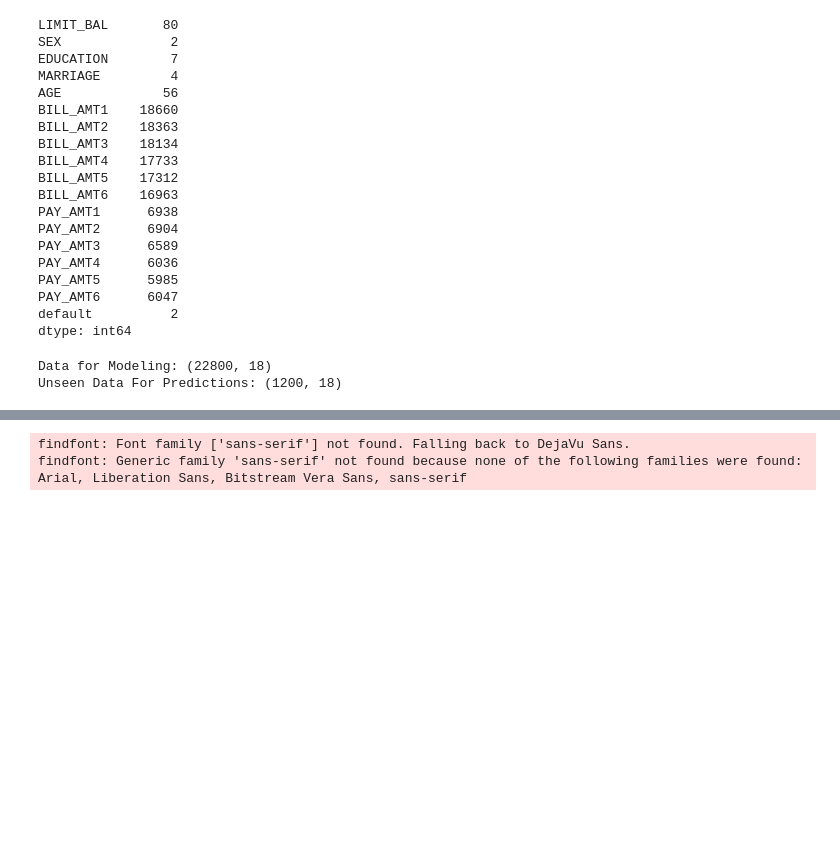
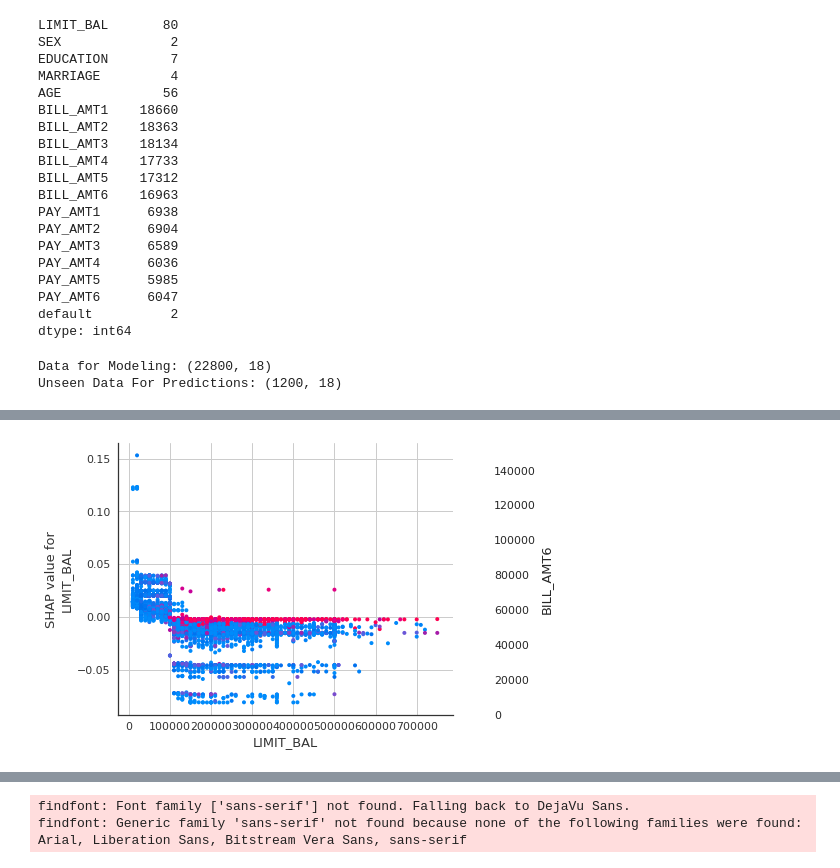
Before and after one commit to kriss024/Python, a Jupyter notebook: PyCaret tutorial.ipynb, the cells around one changed output, grey strips where cells are left out. Drawn from its saved outputs; the diff is of its cells as text; code cells hidden in the pictures; blank space fills up the shorter version.

```diff
--- a/PyCaret tutorial.ipynb
+++ b/PyCaret tutorial.ipynb
@@ -225,0 +249,4 @@ DecisionTreeClassifier(ccp_alpha=0.0, class_weight=None, criterion='gini',
+# %%
+interpret_model(tuned_dt, plot = 'correlation')
+# %% [output]
+[figure, added]
```
Also changed, not shown: parts of 31 cells of this notebook, 1 other file.
